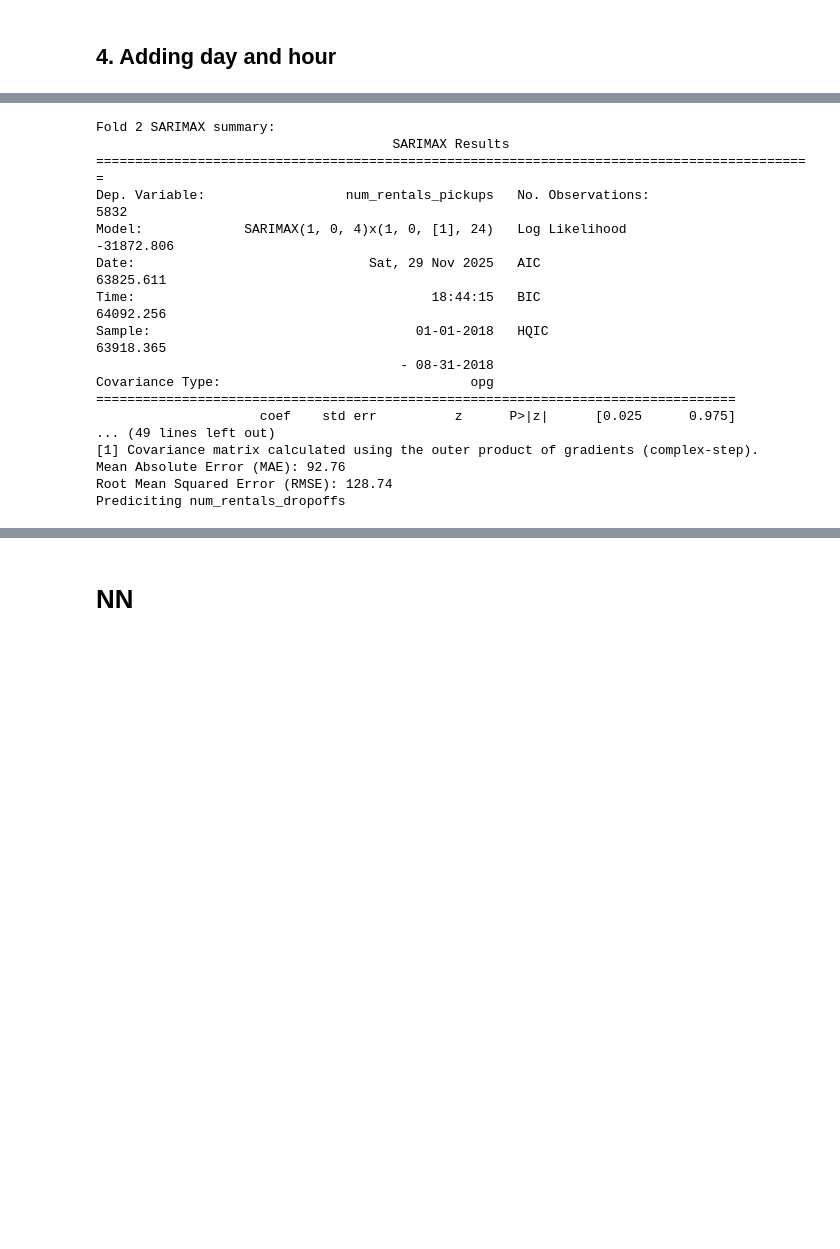
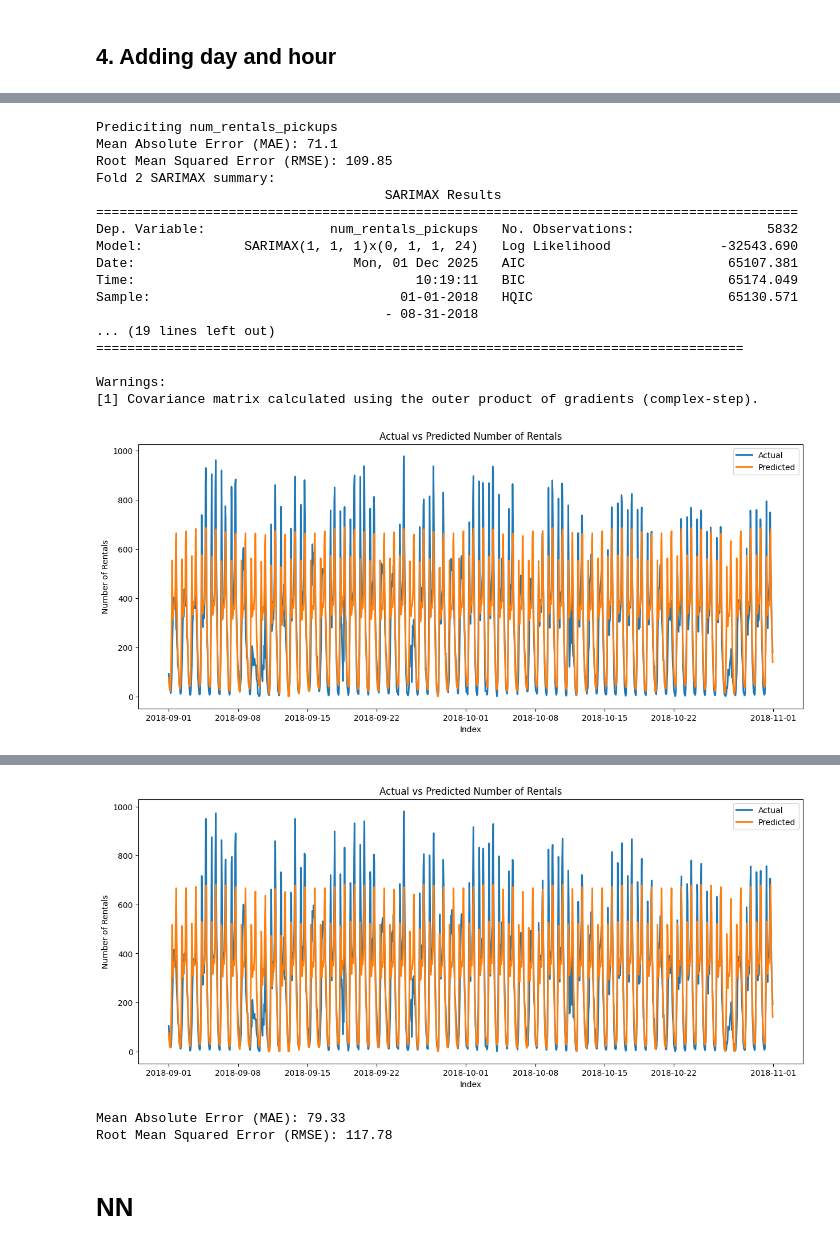
Before and after one commit to GermanButtiero/mobility, a Jupyter notebook: src/prediction.ipynb, the cells around one changed output, grey strips where cells are left out. Cells and saved outputs as stored; diff of their text form; code cells hidden in the pictures; blank space fills up the shorter version.

```diff
--- a/src/prediction.ipynb
+++ b/src/prediction.ipynb
@@ -136,13 +148,6 @@ test_data = test_data.asfreq('h')
 # %%
-train_exog = train_weather[['temp','feelslike','dew','humidity','precip','precipprob','snow','snowdepth','windspeed','sealevelpressure','visibility']]
-train_exog.index = train_data.index
-
-test_exog = test_weather[['temp','feelslike','dew','humidity','precip','precipprob','snow','snowdepth','windspeed','sealevelpressure','visibility']]
-test_exog.index = test_data.index
-
-train_exog_short = train_exog[['feelslike','precip','visibility']]
-
-test_exog_short = test_exog[['feelslike','precip','visibility']]
+train_exog = train_weather[['temp','feelslike','humidity','precip','precipprob','snowdepth','windspeed','visibility']]
+test_exog = test_weather[['temp','feelslike','humidity','precip','precipprob','snowdepth','windspeed','visibility']]
 # %%
 def print_metrics(y_true, y_pred):
     mse = mean_squared_error(y_true, y_pred)
@@ -455,5 +441,8 @@ Root Mean Squared Error (RMSE): 140.82
 # %% [markdown]
 ### 3. We keep only the relevant exogenous variables
+# %%
+train_exog_short = train_exog[['precip','visibility']]
+test_exog_short = test_exog[['precip','visibility']]
 # %%
 print(f'Prediciting {PICKUP_TARGET_COL}')
 mae, rmse = sarimax_fit_predict_folds_daily(folds_config, train_data, PICKUP_TARGET_COL, order,s_order, train_exog_short)
@@ -535,13 +493,27 @@ Root Mean Squared Error (RMSE): 119.6
 # %% [markdown]
 ## 4. Adding day and hour
 # %%
-train_exog_w_date = train_weather[['feelslike','precip','visibility', 'day_of_week', 'hour_of_day']]
-train_exog_w_date = pd.get_dummies(train_exog_w_date, columns=['hour_of_day', 'day_of_week'], drop_first=True).astype(float)
-train_exog_w_date.index = train_data.index
+train_exog_w_date = train_weather[['precip','visibility', 'day_of_week', 'hour_of_day']]
 
-test_exog_w_date = test_weather[['feelslike','precip','visibility', 'day_of_week', 'hour_of_day']]
-test_exog_w_date = pd.get_dummies(test_exog_w_date, columns=['hour_of_day', 'day_of_week'], drop_first=True).astype(float)
-test_exog_w_date.index = test_data.index
+train_exog_w_date['hour_sin'] = np.sin(2 * np.pi * train_exog_w_date['hour_of_day'] / 24)
+train_exog_w_date['hour_cos'] = np.cos(2 * np.pi * train_exog_w_date['hour_of_day'] / 24)
+train_exog_w_date = train_exog_w_date.drop('hour_of_day', axis=1)
+
+train_exog_w_date['dow_sin'] = np.sin(2 * np.pi * train_exog_w_date['day_of_week'] / 7)
+train_exog_w_date['dow_cos'] = np.cos(2 * np.pi * train_exog_w_date['day_of_week'] / 7)
+train_exog_w_date = train_exog_w_date.drop('day_of_week', axis=1)
+
+test_exog_w_date = test_weather[['precip','visibility', 'day_of_week', 'hour_of_day']]
+
+test_exog_w_date['hour_sin'] = np.sin(2 * np.pi * test_exog_w_date['hour_of_day'] / 24)
+test_exog_w_date['hour_cos'] = np.cos(2 * np.pi * test_exog_w_date['hour_of_day'] / 24)
+test_exog_w_date = test_exog_w_date.drop('hour_of_day', axis=1)
+
+test_exog_w_date['dow_sin'] = np.sin(2 * np.pi * test_exog_w_date['day_of_week'] / 7)
+test_exog_w_date['dow_cos'] = np.cos(2 * np.pi * test_exog_w_date['day_of_week'] / 7)
+test_exog_w_date = test_exog_w_date.drop('day_of_week', axis=1)
+
+
 
 print(f'Prediciting {PICKUP_TARGET_COL}')
 mae, rmse = sarimax_fit_predict_folds_daily(folds_config, train_data, PICKUP_TARGET_COL, order,s_order, train_exog_w_date)
@@ -571,17 +546,18 @@ Root Mean Squared Error (RMSE): 127.6
+Prediciting num_rentals_pickups
+Mean Absolute Error (MAE): 71.1
+Root Mean Squared Error (RMSE): 109.85
 Fold 2 SARIMAX summary:
-                                      SARIMAX Results
-============================================================================================
-Dep. Variable:                  num_rentals_pickups   No. Observations:                 5832
-Model:             SARIMAX(1, 0, 4)x(1, 0, [1], 24)   Log Likelihood              -31872.806
-Date:                              Sat, 29 Nov 2025   AIC                          63825.611
-Time:                                      18:44:15   BIC                          64092.256
-Sample:                                  01-01-2018   HQIC                         63918.365
-                                       - 08-31-2018
-Covariance Type:                                opg
-==================================================================================
-                     coef    std err          z      P>|z|      [0.025      0.975]
-... (49 lines left out)
+                                     SARIMAX Results
+==========================================================================================
+Dep. Variable:                num_rentals_pickups   No. Observations:                 5832
+Model:             SARIMAX(1, 1, 1)x(0, 1, 1, 24)   Log Likelihood              -32543.690
+Date:                            Mon, 01 Dec 2025   AIC                          65107.381
+Time:                                    10:19:11   BIC                          65174.049
+Sample:                                01-01-2018   HQIC                         65130.571
+                                     - 08-31-2018
+... (19 lines left out)
+===================================================================================
+
+Warnings:
 [1] Covariance matrix calculated using the outer product of gradients (complex-step).
-Mean Absolute Error (MAE): 92.76
-Root Mean Squared Error (RMSE): 128.74
-Prediciting num_rentals_dropoffs
+[figure, added]
@@ -622,3 +586,6 @@ Root Mean Squared Error (RMSE): 130.32
+[figure, added]
+Mean Absolute Error (MAE): 79.33
+Root Mean Squared Error (RMSE): 117.78
 # %% [markdown]
 # NN
 # %%
```
Also changed, not shown: parts of 43 cells of this notebook.
